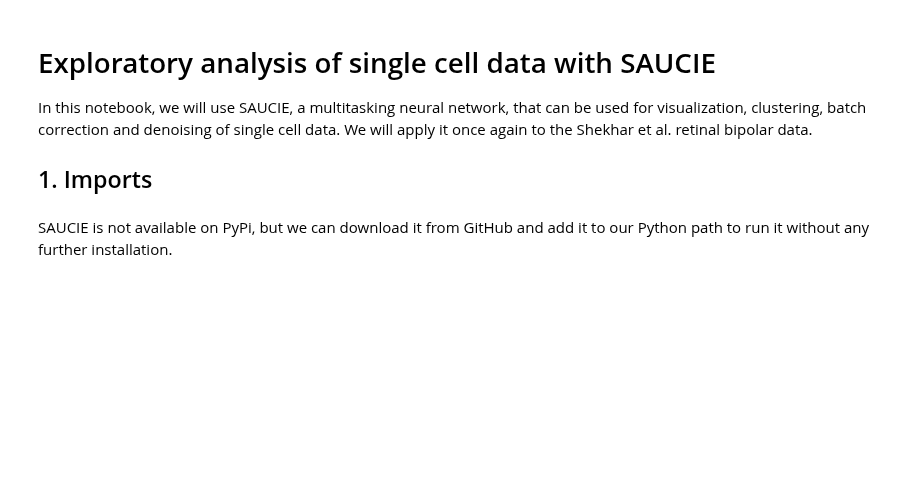
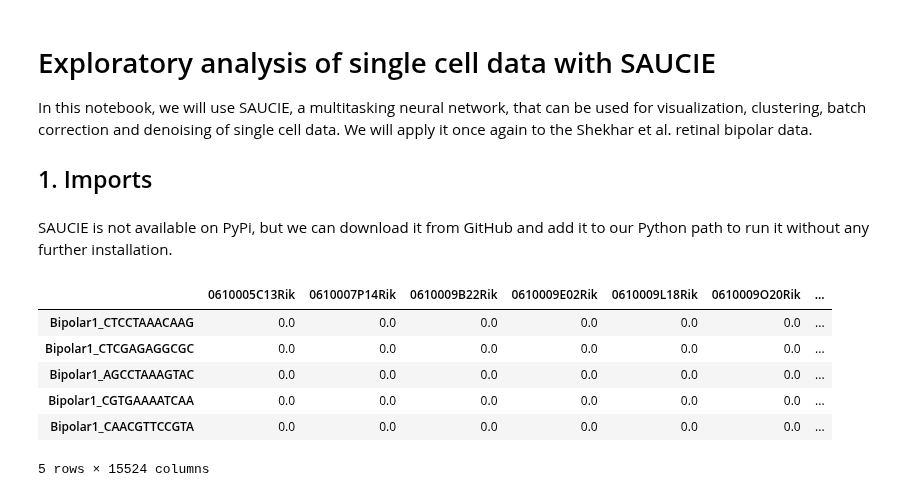
Before and after one commit to KrishnaswamyLab/SingleCellWorkshop, a Jupyter notebook: exercises/Deep_Learning/notebooks/02_Exploratory_analysis_of_single_cell_data_with_SAUCIE.ipynb, the cells around one changed output. Saved outputs shown, nothing was run; the diff lists cells and outputs as text; code cells hidden in the pictures; blank space fills up the shorter version.

```diff
--- a/exercises/Deep_Learning/notebooks/02_Exploratory_analysis_of_single_cell_data_with_SAUCIE.ipynb
+++ b/exercises/Deep_Learning/notebooks/02_Exploratory_analysis_of_single_cell_data_with_SAUCIE.ipynb
@@ -49,0 +39,11 @@ data, sample_labels = scprep.utils.combine_batches([x1, x2], ['Sample1', 'Sample
+# %%
+data_raw = pd.read_pickle("data.pickle.gz")
+data_raw.head()
+# %% [output]
+|  | 0610005C13Rik | 0610007P14Rik | 0610009B22Rik | 0610009E02Rik | 0610009L18Rik | 0610009O20Rik | ... |
+| Bipolar1_CTCCTAAACAAG | 0.0 | 0.0 | 0.0 | 0.0 | 0.0 | 0.0 | ... |
+| Bipolar1_CTCGAGAGGCGC | 0.0 | 0.0 | 0.0 | 0.0 | 0.0 | 0.0 | ... |
+| Bipolar1_AGCCTAAAGTAC | 0.0 | 0.0 | 0.0 | 0.0 | 0.0 | 0.0 | ... |
+| Bipolar1_CGTGAAAATCAA | 0.0 | 0.0 | 0.0 | 0.0 | 0.0 | 0.0 | ... |
+| Bipolar1_CAACGTTCCGTA | 0.0 | 0.0 | 0.0 | 0.0 | 0.0 | 0.0 | ... |
+5 rows × 15524 columns
```
Also changed, not shown: parts of 10 cells of this notebook.
